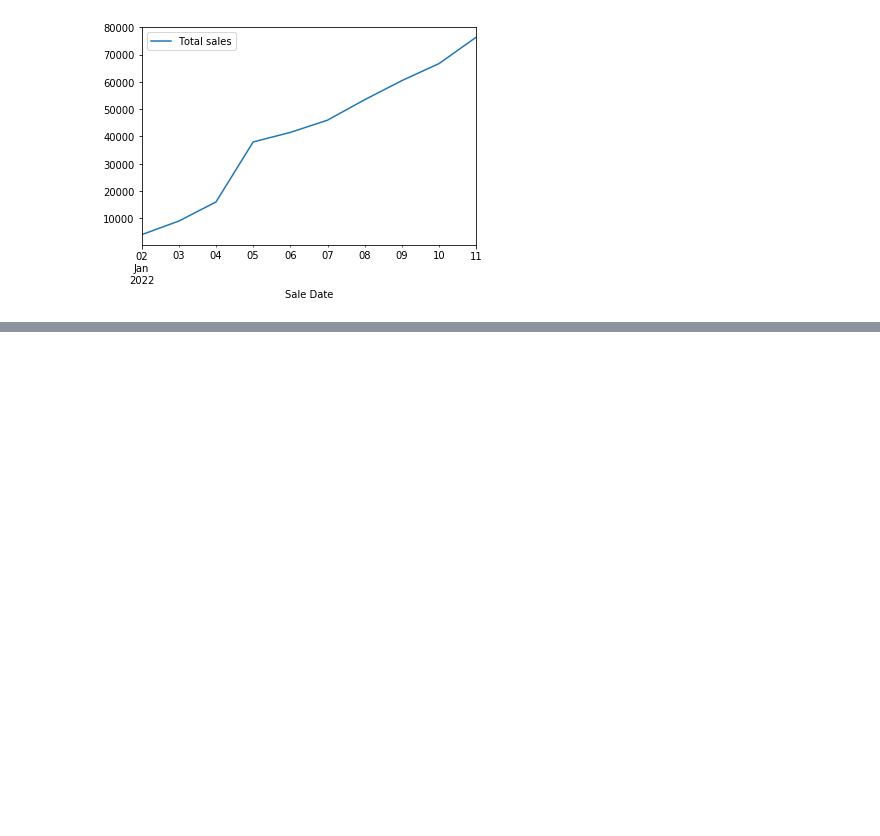
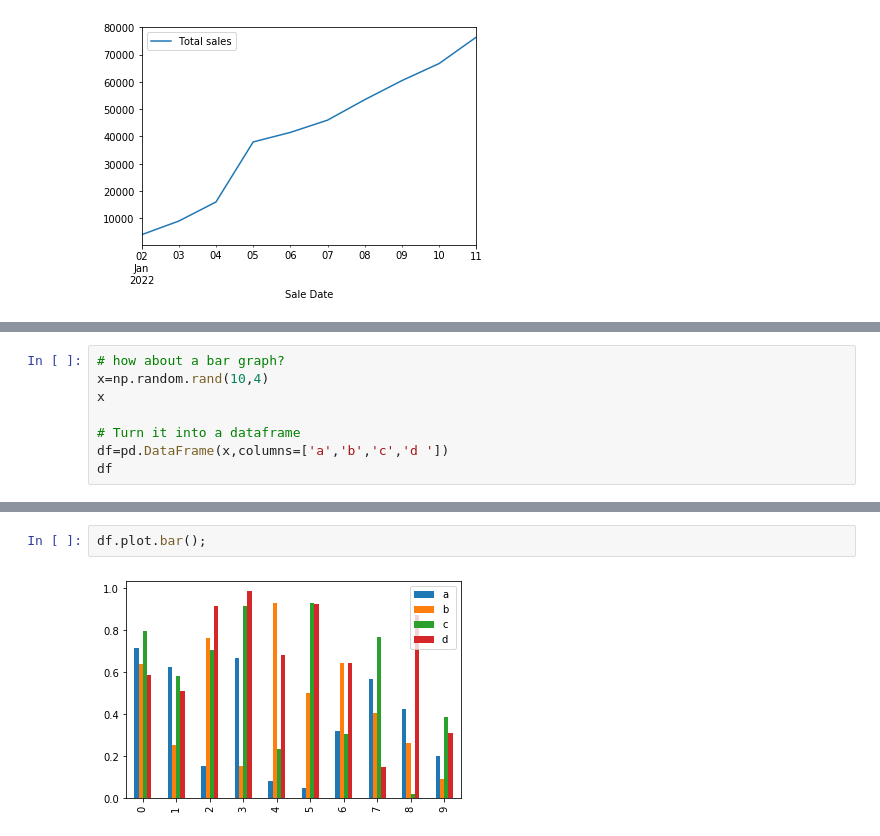
Before and after one commit to UlisesJuarez/Machine-learning-Introduction, a Jupyter notebook: matplotlib plotting and data visualization/Introduction to matplotlib.ipynb, the cells around one changed output, grey strips where cells are left out. Cells and saved outputs as stored; diff of their text form; blank space fills up the shorter version.

Commit message:
plotting from pandas dataframes 3

```diff
--- a/matplotlib plotting and data visualization/Introduction to matplotlib.ipynb
+++ b/matplotlib plotting and data visualization/Introduction to matplotlib.ipynb
@@ -301,3 +301,11 @@ car_sales["Price"]=car_sales["Price"].astype(int)
 car_sales.plot(x="Odometer (KM)",y="Price",kind="scatter");
 # %% [output]
 [figure]
+# %%
+# how about a bar graph?
+x=np.random.rand(10,4)
+x
+
+# Turn it into a dataframe
+df=pd.DataFrame(x,columns=['a','b','c','d '])
+df
@@ -303,0 +324,4 @@ car_sales.plot(x="Odometer (KM)",y="Price",kind="scatter");
+# %%
+df.plot.bar();
+# %% [output]
+[figure, added]
```
Also changed, not shown: parts of 8 cells of this notebook.
